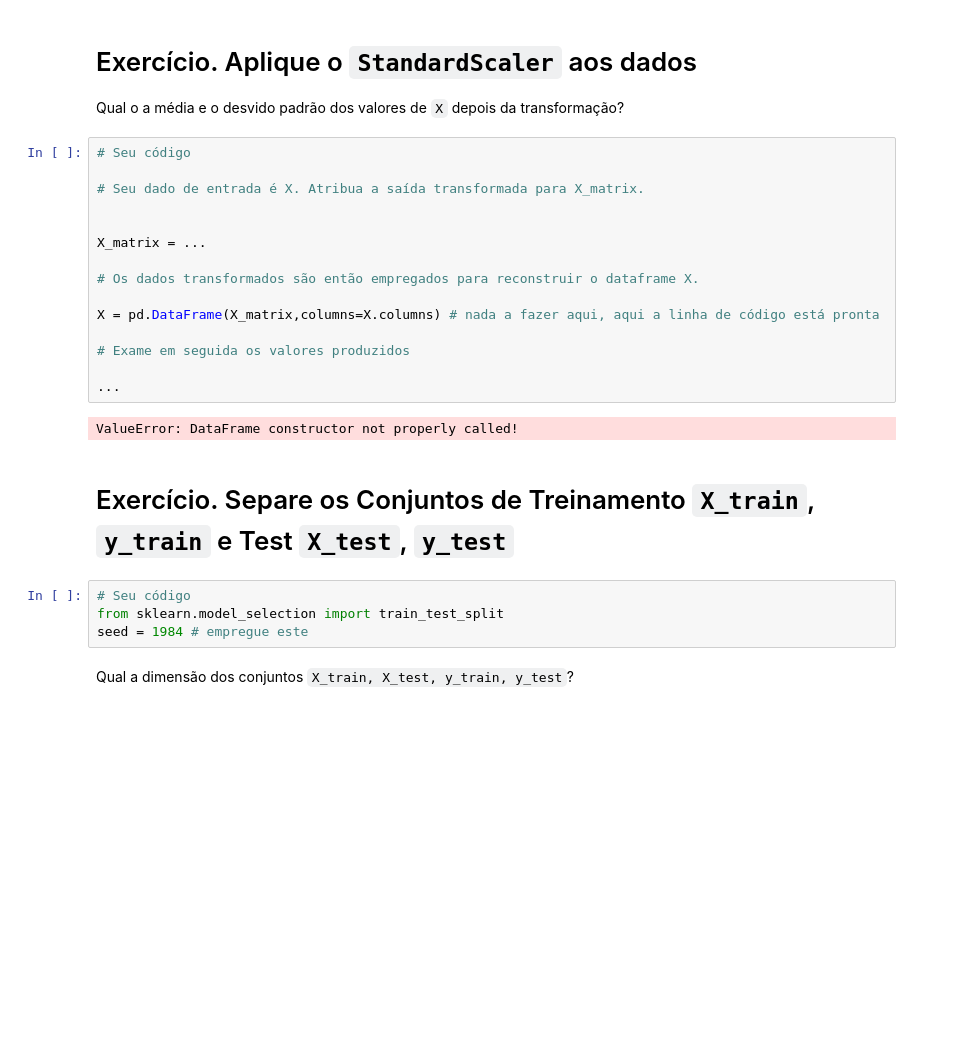
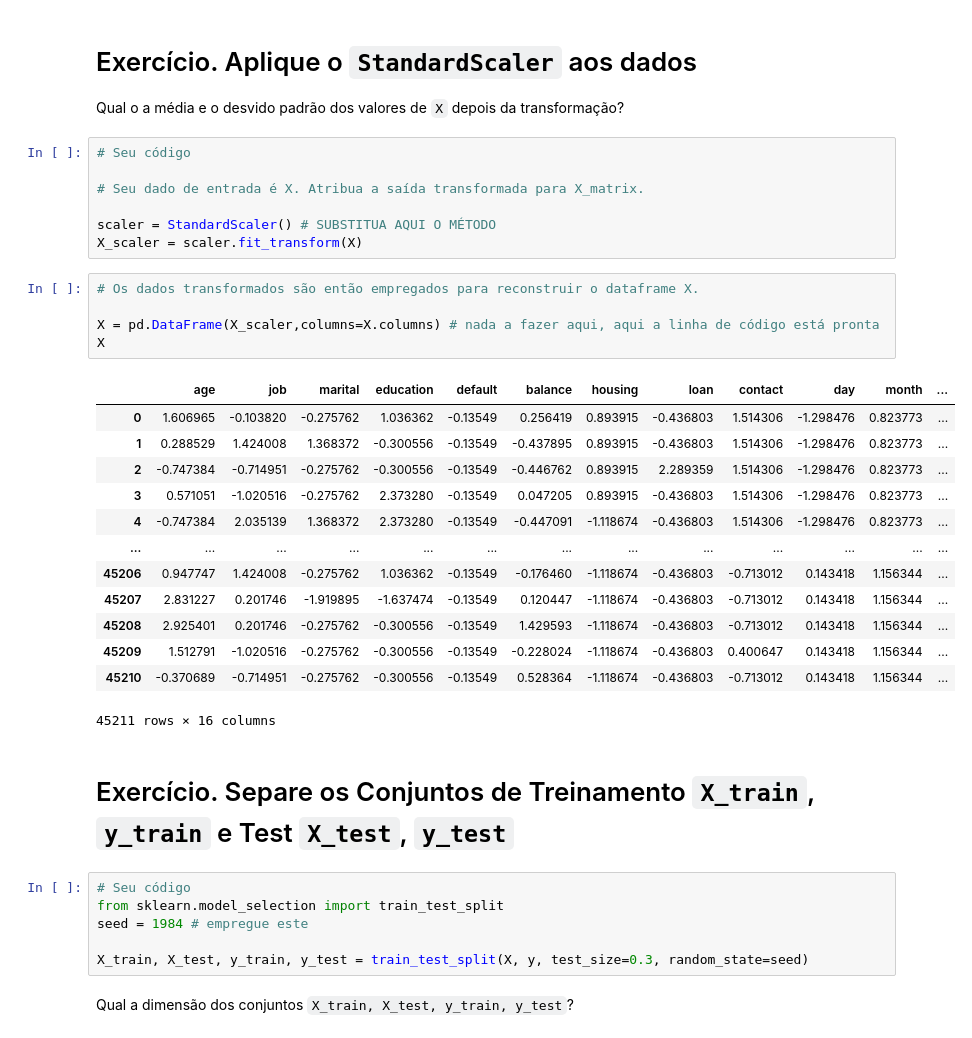
Before and after one commit to andvsilva/programming_school, a Jupyter notebook: notebooks/Arvores_de_Decisao_exercicios.ipynb, the cells around one changed output. Saved outputs shown, nothing was run; the diff lists cells and outputs as text; blank space fills up the shorter version.

```diff
--- a/notebooks/Arvores_de_Decisao_exercicios.ipynb
+++ b/notebooks/Arvores_de_Decisao_exercicios.ipynb
@@ -234,28 +254,39 @@ print(scaler.transform(data))
 # Exercício. Aplique o `StandardScaler` aos dados
 
 Qual o a média e o desvido padrão dos valores de `X` depois da transformação?
+# %%
+# Seu código
+
+# Seu dado de entrada é X. Atribua a saída transformada para X_matrix.
+
+scaler = StandardScaler() # SUBSTITUA AQUI O MÉTODO
+X_scaler = scaler.fit_transform(X)
 # %%
-# Seu código
-
-# Seu dado de entrada é X. Atribua a saída transformada para X_matrix.
-
-
-X_matrix = ...
-
 # Os dados transformados são então empregados para reconstruir o dataframe X.
 
-X = pd.DataFrame(X_matrix,columns=X.columns) # nada a fazer aqui, aqui a linha de código está pronta
-
-# Exame em seguida os valores produzidos
-
-...
+X = pd.DataFrame(X_scaler,columns=X.columns) # nada a fazer aqui, aqui a linha de código está pronta
+X
 # %% [output]
+|  | age | job | marital | education | default | balance | housing | loan | contact | day | month | ... |
+| 0 | 1.606965 | -0.103820 | -0.275762 | 1.036362 | -0.13549 | 0.256419 | 0.893915 | -0.436803 | 1.514306 | -1.298476 | 0.823773 | ... |
+| 1 | 0.288529 | 1.424008 | 1.368372 | -0.300556 | -0.13549 | -0.437895 | 0.893915 | -0.436803 | 1.514306 | -1.298476 | 0.823773 | ... |
+| 2 | -0.747384 | -0.714951 | -0.275762 | -0.300556 | -0.13549 | -0.446762 | 0.893915 | 2.289359 | 1.514306 | -1.298476 | 0.823773 | ... |
+| 3 | 0.571051 | -1.020516 | -0.275762 | 2.373280 | -0.13549 | 0.047205 | 0.893915 | -0.436803 | 1.514306 | -1.298476 | 0.823773 | ... |
+| 4 | -0.747384 | 2.035139 | 1.368372 | 2.373280 | -0.13549 | -0.447091 | -1.118674 | -0.436803 | 1.514306 | -1.298476 | 0.823773 | ... |
+| ... | ... | ... | ... | ... | ... | ... | ... | ... | ... | ... | ... | ... |
+| 45206 | 0.947747 | 1.424008 | -0.275762 | 1.036362 | -0.13549 | -0.176460 | -1.118674 | -0.436803 | -0.713012 | 0.143418 | 1.156344 | ... |
+| 45207 | 2.831227 | 0.201746 | -1.919895 | -1.637474 | -0.13549 | 0.120447 | -1.118674 | -0.436803 | -0.713012 | 0.143418 | 1.156344 | ... |
+| 45208 | 2.925401 | 0.201746 | -0.275762 | -0.300556 | -0.13549 | 1.429593 | -1.118674 | -0.436803 | -0.713012 | 0.143418 | 1.156344 | ... |
+| 45209 | 1.512791 | -1.020516 | -0.275762 | -0.300556 | -0.13549 | -0.228024 | -1.118674 | -0.436803 | 0.400647 | 0.143418 | 1.156344 | ... |
+| 45210 | -0.370689 | -0.714951 | -0.275762 | -0.300556 | -0.13549 | 0.528364 | -1.118674 | -0.436803 | -0.713012 | 0.143418 | 1.156344 | ... |
-ValueError: DataFrame constructor not properly called!
+45211 rows × 16 columns
 # %% [markdown]
 # Exercício. Separe os Conjuntos de Treinamento `X_train`, `y_train` e Test `X_test`, `y_test`
 # %%
 # Seu código
 from sklearn.model_selection import train_test_split
 seed = 1984 # empregue este
+
+X_train, X_test, y_train, y_test = train_test_split(X, y, test_size=0.3, random_state=seed)
 # %% [markdown]
 Qual a dimensão dos conjuntos `X_train, X_test, y_train, y_test`?
```
Also changed, not shown: parts of 7 cells of this notebook.
